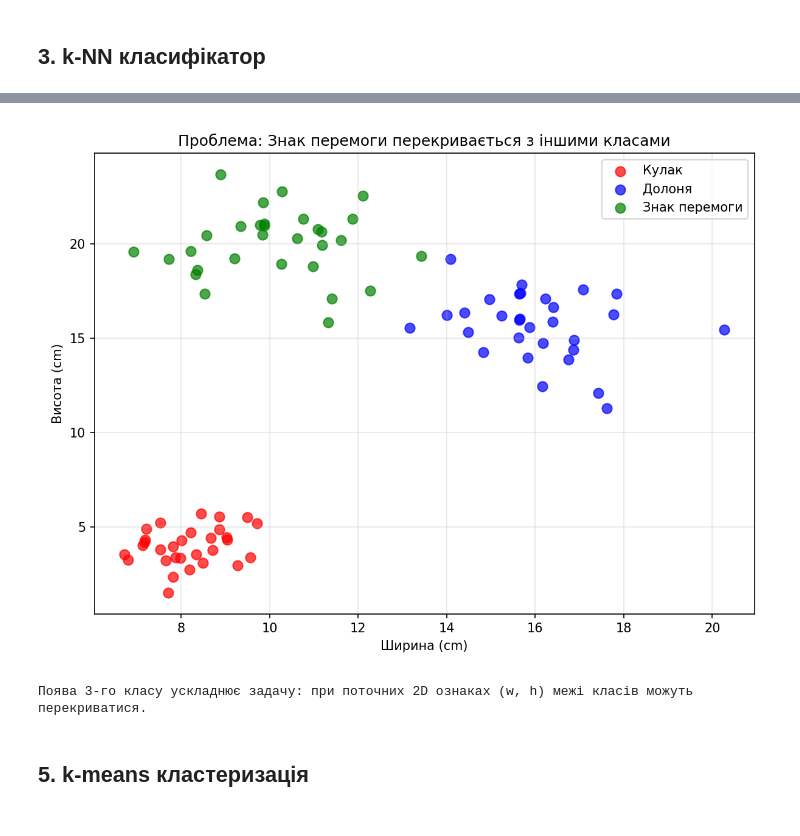
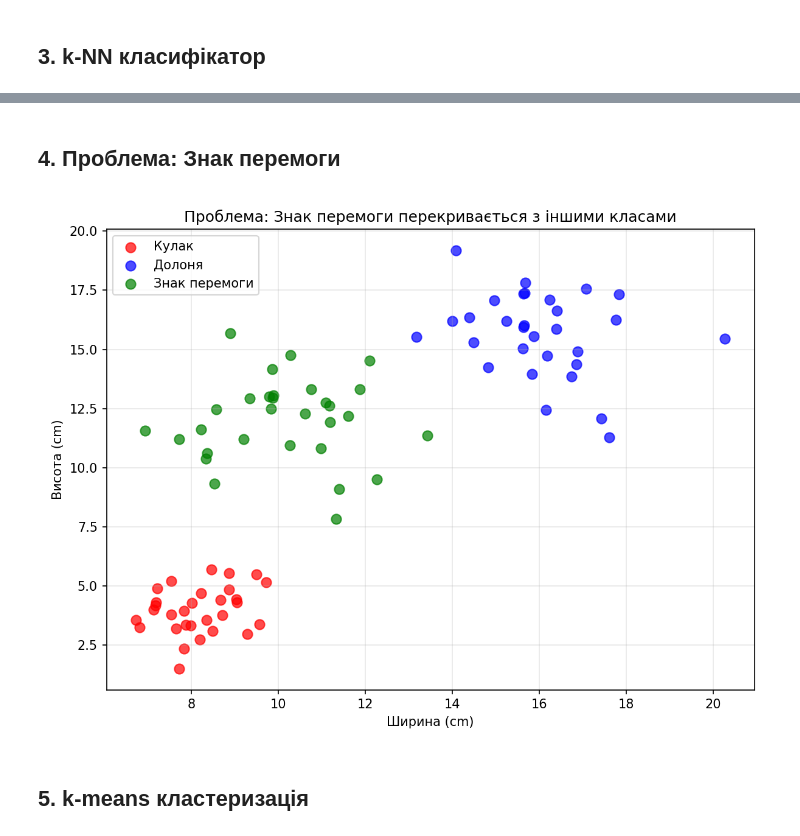
Before and after one commit to PavelShpagin/SignLang1, a Jupyter notebook: hand_gesture_analysis.ipynb, the cells around one changed output, grey strips where cells are left out. Cells and saved outputs as stored; diff of their text form; code cells hidden in the pictures.

```diff
--- a/hand_gesture_analysis.ipynb
+++ b/hand_gesture_analysis.ipynb
@@ -226,25 +121,21 @@ display(Image('knn_boundary.png'))
+# %% [markdown]
+## 4. Проблема: Знак перемоги
 # %%
 rng3 = RNG(777)
-# Victory sign: 10x20cm illustrative box
-victory_data = [(rng3.gauss(10, 1.5), rng3.gauss(20, 2.0)) for _ in range(30)]
-
+victory_data = [(rng3.gauss(10, 1.5), rng3.gauss(12, 2.0)) for _ in range(30)]
 fig, ax = plt.subplots(figsize=(8, 6))
 ax.scatter(fist_w, fist_h, c='red', label='Кулак', s=60, alpha=0.7)
 ax.scatter(palm_w, palm_h, c='blue', label='Долоня', s=60, alpha=0.7)
 ax.scatter([p[0] for p in victory_data], [p[1] for p in victory_data], c='green', label='Знак перемоги', s=60, alpha=0.7)
-ax.set_xlabel('Ширина (cm)')
-ax.set_ylabel('Висота (cm)')
+ax.set_xlabel('Ширина (cm)'); ax.set_ylabel('Висота (cm)')
 ax.set_title('Проблема: Знак перемоги перекривається з іншими класами')
-ax.legend()
-ax.grid(True, alpha=0.3)
+ax.legend(); ax.grid(True, alpha=0.3)
 plt.tight_layout()
 plt.savefig('victory_problem.png', dpi=150)
 plt.close()
 display(Image('victory_problem.png'))
-print("Поява 3-го класу ускладнює задачу: при поточних 2D ознаках (w, h) межі класів можуть перекриватися.")
 # %% [output]
-[figure, old version]
+[figure, new version]
-Поява 3-го класу ускладнює задачу: при поточних 2D ознаках (w, h) межі класів можуть перекриватися.
 # %% [markdown]
 ## 5. k-means кластеризація
 # %%
```
Also changed, not shown: parts of 10 cells of this notebook.
